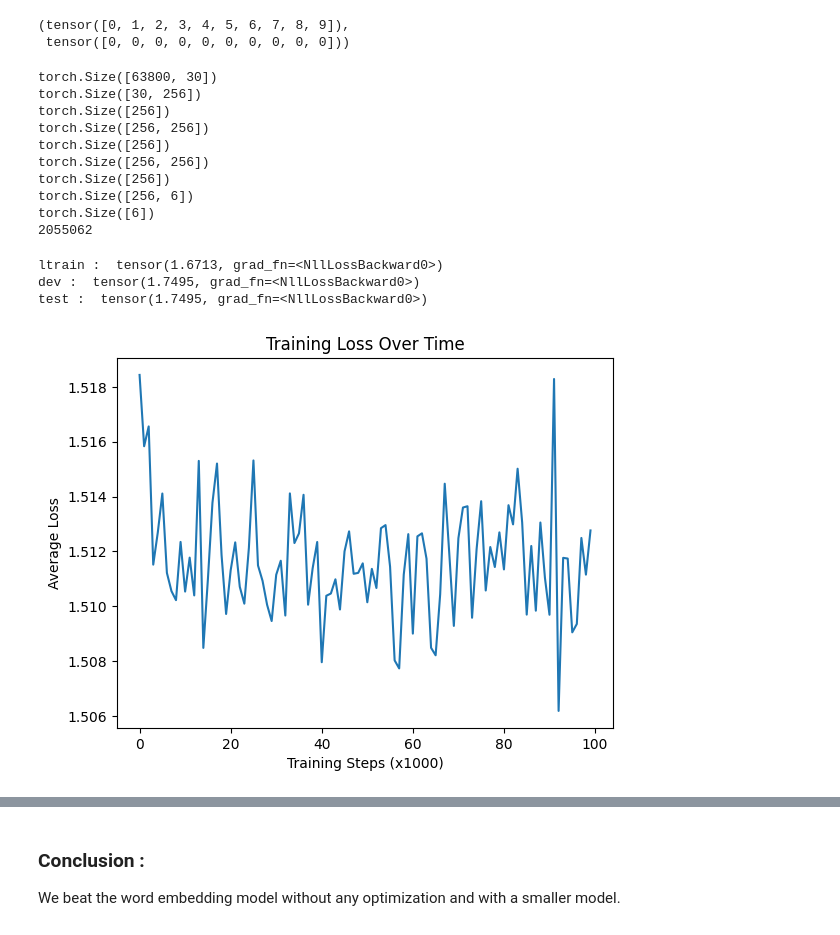
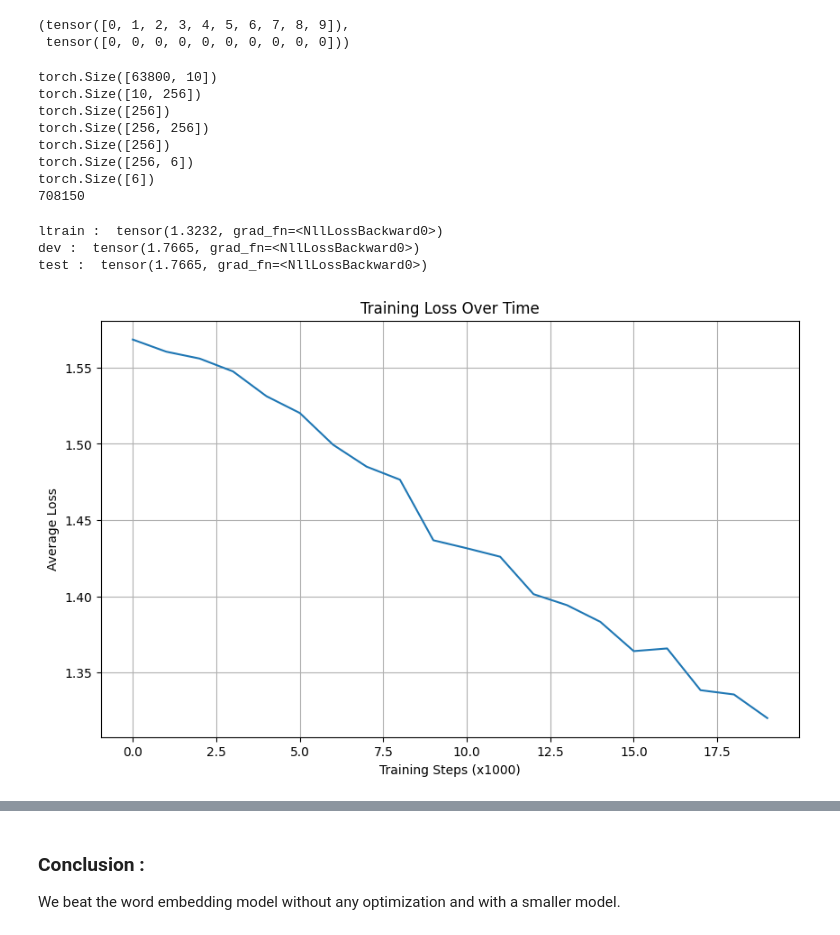
Before and after one commit to issagith/SciPaperClassifier, a Jupyter notebook: word_lvl_emb.ipynb, the cells around one changed output, grey strips where cells are left out. Saved outputs shown, nothing was run; the diff lists cells and outputs as text; code cells hidden in the pictures.

Commit message:
Fix : word lvl embedding is now correctly embbeding thanks to pooling

```diff
--- a/word_lvl_emb.ipynb
+++ b/word_lvl_emb.ipynb
@@ -130,13 +147,13 @@ Xtr, Ytr = build_dataset(papers_shuffled[:n1])
 Xdev, Ydev = build_dataset(papers_shuffled[n1:n2])
 Xte, Yte = build_dataset(papers_shuffled[n2:])
 # %%
-nbr_added_layers = 2
+nbr_added_layers = 1
 nbr_neurons_hidden = [256 for _ in range(nbr_added_layers)]
 nbr_neurons_first = 256
 nbr_categories = len(categories)
 nbr_titles = len(titles)
 vocab_size = len(vocab)
-emb_dim = 30
+emb_dim = 10
 
 g = torch.Generator().manual_seed(2147483647)
 C = torch.randn((vocab_size, emb_dim), generator=g)
@@ -169,38 +186,38 @@ for p in parameters:
 
 print(sum(p.nelement() for p in parameters))
 # %% [output]
-torch.Size([63800, 30])
-torch.Size([30, 256])
-torch.Size([256])
-torch.Size([256, 256])
+torch.Size([63800, 10])
+torch.Size([10, 256])
 torch.Size([256])
 torch.Size([256, 256])
 torch.Size([256])
 torch.Size([256, 6])
 torch.Size([6])
-2055062
+708150
 # %%
 for p in parameters:
         p.requires_grad = True
 stepi, lossi, lri = [], [], []
 # %%
-n = 10*10**6
-batch_size = 100
+n = 20000
+batch_size = 30
 lre = torch.linspace(-3, 0, n)
 lrs = 10**lre #from 0.001 to 1 exponentielly stepped
 
 for i in range(n):
     # minibatch construct
-    ixs = torch.randint(0, C.shape[0], (batch_size,))
+    ixs = torch.randint(0, Xtr.shape[0], (batch_size,))
 
-    # Forward pass
-    emb = C[ixs]
+    # Get the titles for these indices
+    batch_titles = [itot[i.item()] for i in ixs]
+
+    # Calculate embeddings for these titles using average pooling
+    emb = titles_embbeding(batch_titles)
+
+    # Forward pass through the network
     x = torch.tanh(emb @ W1 + b1)
-
     for W, b in zip(Ws, bs):
         x = torch.tanh(x @ W + b)
-
-
     logits = x @ Wlast + blast
     loss = F.cross_entropy(logits,Ytr[ixs])
 
@@ -211,6 +228,7 @@ for i in range(n):
 
     # Use modulo to cycle through learning rates
     #lr = lrs[i % len(lrs)]
+    #lr = 0.1 if i<0.9*n else 0.01
     lr = 0.1
     for p in parameters:
         p.data += -lr * p.grad
@@ -221,27 +239,10 @@ for i in range(n):
 # %%
 def deep_model_test(X,Y):
     # Get the titles for these indices
-    batch_titles = papers_shuffled.iloc[X.numpy()]['title']
-
-    # Calculate embeddings for these titles
-    emb_batch = []
-    for title in batch_titles:
-        # Clean and split the title
-        title_clean = ''.join(char.lower() if char.isalnum() or char.isspace() else '' for char in title)
-        words = title_clean.split()
-
-        # Get word embeddings and average them
-        indices = [wtoi[w] for w in words if w in wtoi]
-        if len(indices) > 0:  # Check if we found any valid words
-            word_embeddings = C[indices]
-            avg_embedding = word_embeddings.mean(dim=0)
-        else:  # If no valid words found, use a zero vector
-            avg_embedding = torch.zeros(emb_dim)
-
-        emb_batch.append(avg_embedding)
+    batch_titles = [itot[i.item()] for i in X]
 
     # Stack all embeddings into a single tensor
-    emb = torch.stack(emb_batch)
+    emb = titles_embbeding(batch_titles)
 
     # Forward pass through the network
     x = torch.tanh(emb @ W1 + b1)
@@ -249,6 +250,7 @@ def deep_model_test(X,Y):
         x = torch.tanh(x @ W + b)
     logits = x @ Wlast + blast
     loss = F.cross_entropy(logits,Y)
+
 
     return loss
 
@@ -259,29 +261,37 @@ print("ltrain : ", ltrain)
 print("dev : ", ldev)
 print("test : ", ltest)
 # %% [output]
-ltrain :  tensor(1.6713, grad_fn=<NllLossBackward0>)
-dev :  tensor(1.7495, grad_fn=<NllLossBackward0>)
-test :  tensor(1.7495, grad_fn=<NllLossBackward0>)
+ltrain :  tensor(1.3232, grad_fn=<NllLossBackward0>)
+dev :  tensor(1.7665, grad_fn=<NllLossBackward0>)
+test :  tensor(1.7665, grad_fn=<NllLossBackward0>)
 # %%
-# Plot 1: Loss over training iterations (averaged over 1000 iterations)
-plt.figure()
-plt.plot(torch.tensor(lossi).view(-1, 1000).mean(1))
-plt.xlabel('Training Steps (x1000)')
+# Plot 1: Loss over training iterations (averaged over a window size)
+window_size = 1000  # adjust this value to get smoother/rougher plot
+plt.figure(figsize=(10, 6))
+losses = torch.tensor(lossi)
+n = len(losses)
+n_windows = n // window_size
+averaged_losses = losses[:n_windows * window_size].view(-1, window_size).mean(1)
+
+
+plt.plot(torch.tensor(lossi).view(-1, window_size).mean(1))
+plt.xlabel(f'Training Steps (x{window_size})')
 plt.ylabel('Average Loss')
 plt.title('Training Loss Over Time')
+plt.grid(True)
 plt.show()
 
 # Plot 2: Loss vs Learning Rate (averaged over 100 iterations)
 # plt.figure()
 # plt.plot(torch.tensor(lri).view(-1, 100).mean(1), torch.tensor(lossi).view(-1, 100).mean(1))
 # plt.xlabel('Learning Rate')
 # plt.ylabel('Average Loss')
 # plt.title('Loss vs Learning Rate')
 # plt.xscale('log')  # Learning rate is typically better viewed in log scale
 # plt.grid(True)
 # plt.show()
 # %% [output]
-[figure, old version]
+[figure, new version]
 # %%
 # forward
 emb = C[Xte]
```
Also changed, not shown: parts of 3 cells of this notebook, 1 other file.
